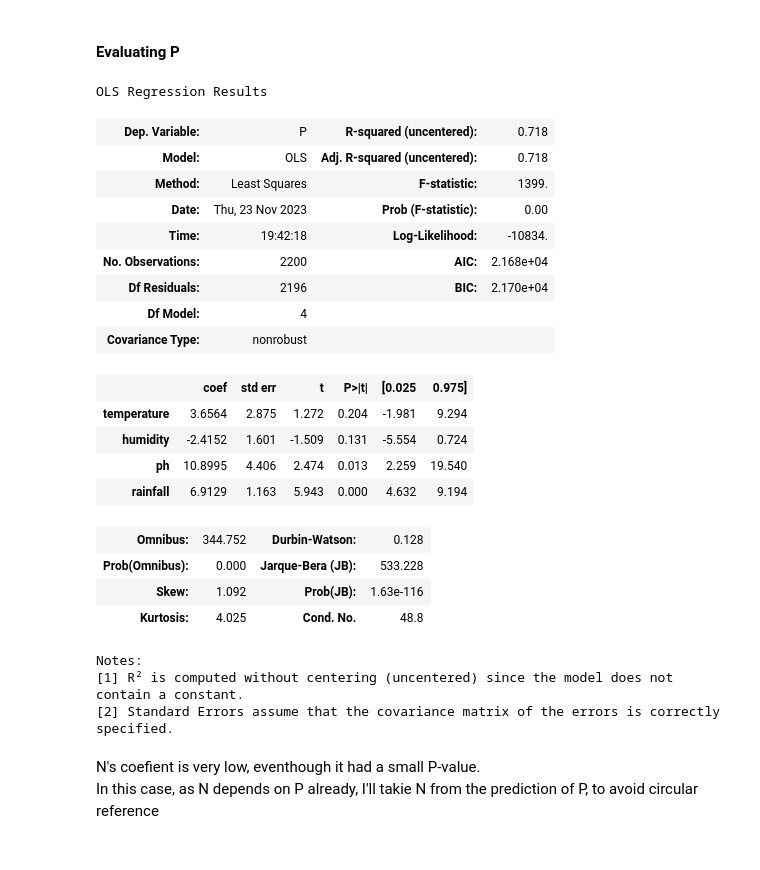
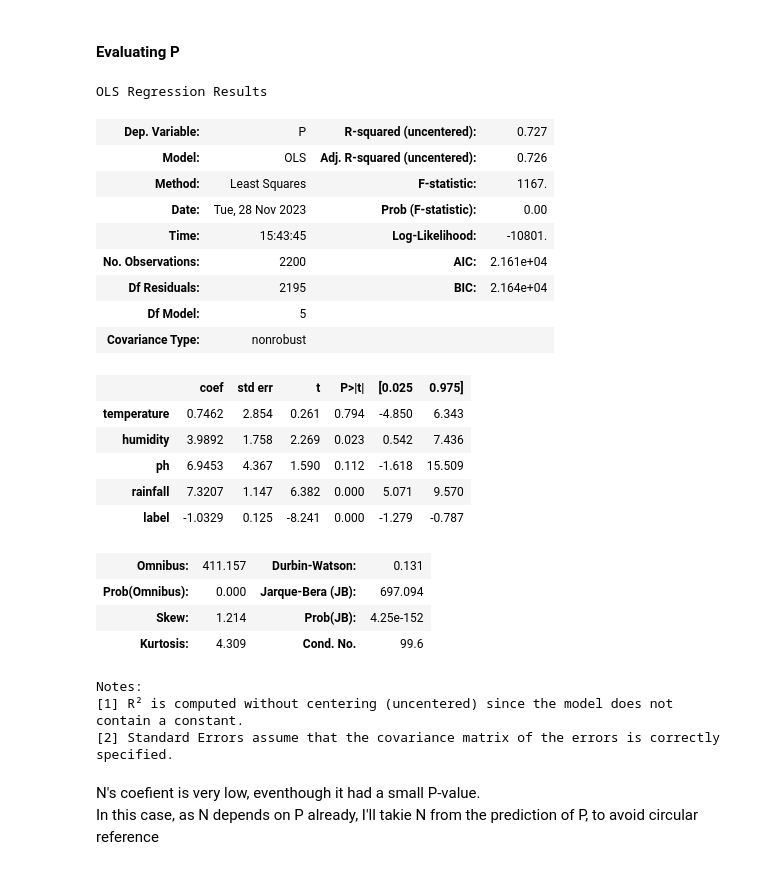
Before and after one commit to ViniAndrade10/npk_recommendation, a Jupyter notebook: notebooks/NPK_Analysis.ipynb, the cells around one changed output. Cells and saved outputs as stored; diff of their text form; code cells hidden in the pictures.

```diff
--- a/notebooks/NPK_Analysis.ipynb
+++ b/notebooks/NPK_Analysis.ipynb
@@ -317,4 +362,10 @@ Notes:
 [2] Standard Errors assume that the covariance matrix of the errors is correctly specified.
 # %% [markdown]
 #### Log Data
+# %%
+range_labels = range(1, len(df_log))
+labels = df_log["label"].unique()
+
+dict_labels = dict(zip(labels, range_labels))
+df_log["label"] = df_log["label"].map(dict_labels)
 # %%
@@ -658,36 +725,37 @@ In this case, K didn't have a good representation on the prediction
 # %% [markdown]
 #### Evaluating P
 # %%
-cols_descriptive = ["temperature", "humidity", "ph", "rainfall"]
+cols_descriptive = ["temperature", "humidity", "ph", "rainfall", "label"]
 
 X = df_log.loc[:, cols_descriptive]
 y = df_log.loc[:, "P"]
 
 model_analysis_base_P = sm.OLS(y, X)
 
 results_base_P = model_analysis_base_P.fit()
 
 results_base_P.summary()
 # %% [output]
 OLS Regression Results
-| Dep. Variable: | P | R-squared (uncentered): | 0.718 |
-| Model: | OLS | Adj. R-squared (uncentered): | 0.718 |
-| Method: | Least Squares | F-statistic: | 1399. |
-| Date: | Thu, 23 Nov 2023 | Prob (F-statistic): | 0.00 |
-| Time: | 19:42:18 | Log-Likelihood: | -10834. |
-| No. Observations: | 2200 | AIC: | 2.168e+04 |
-| Df Residuals: | 2196 | BIC: | 2.170e+04 |
-| Df Model: | 4 |  |  |
+| Dep. Variable: | P | R-squared (uncentered): | 0.727 |
+| Model: | OLS | Adj. R-squared (uncentered): | 0.726 |
+| Method: | Least Squares | F-statistic: | 1167. |
+| Date: | Tue, 28 Nov 2023 | Prob (F-statistic): | 0.00 |
+| Time: | 15:43:45 | Log-Likelihood: | -10801. |
+| No. Observations: | 2200 | AIC: | 2.161e+04 |
+| Df Residuals: | 2195 | BIC: | 2.164e+04 |
+| Df Model: | 5 |  |  |
 | Covariance Type: | nonrobust |  |  |
 |  | coef | std err | t | P>|t| | [0.025 | 0.975] |
-| temperature | 3.6564 | 2.875 | 1.272 | 0.204 | -1.981 | 9.294 |
-| humidity | -2.4152 | 1.601 | -1.509 | 0.131 | -5.554 | 0.724 |
-| ph | 10.8995 | 4.406 | 2.474 | 0.013 | 2.259 | 19.540 |
-| rainfall | 6.9129 | 1.163 | 5.943 | 0.000 | 4.632 | 9.194 |
+| temperature | 0.7462 | 2.854 | 0.261 | 0.794 | -4.850 | 6.343 |
+| humidity | 3.9892 | 1.758 | 2.269 | 0.023 | 0.542 | 7.436 |
+| ph | 6.9453 | 4.367 | 1.590 | 0.112 | -1.618 | 15.509 |
+| rainfall | 7.3207 | 1.147 | 6.382 | 0.000 | 5.071 | 9.570 |
+| label | -1.0329 | 0.125 | -8.241 | 0.000 | -1.279 | -0.787 |
-| Omnibus: | 344.752 | Durbin-Watson: | 0.128 |
-| Prob(Omnibus): | 0.000 | Jarque-Bera (JB): | 533.228 |
-| Skew: | 1.092 | Prob(JB): | 1.63e-116 |
-| Kurtosis: | 4.025 | Cond. No. | 48.8 |
+| Omnibus: | 411.157 | Durbin-Watson: | 0.131 |
+| Prob(Omnibus): | 0.000 | Jarque-Bera (JB): | 697.094 |
+| Skew: | 1.214 | Prob(JB): | 4.25e-152 |
+| Kurtosis: | 4.309 | Cond. No. | 99.6 |
 Notes:
 [1] R² is computed without centering (uncentered) since the model does not contain a constant.
 [2] Standard Errors assume that the covariance matrix of the errors is correctly specified.
```
Also changed, not shown: parts of 50 cells of this notebook, 11 other files.
